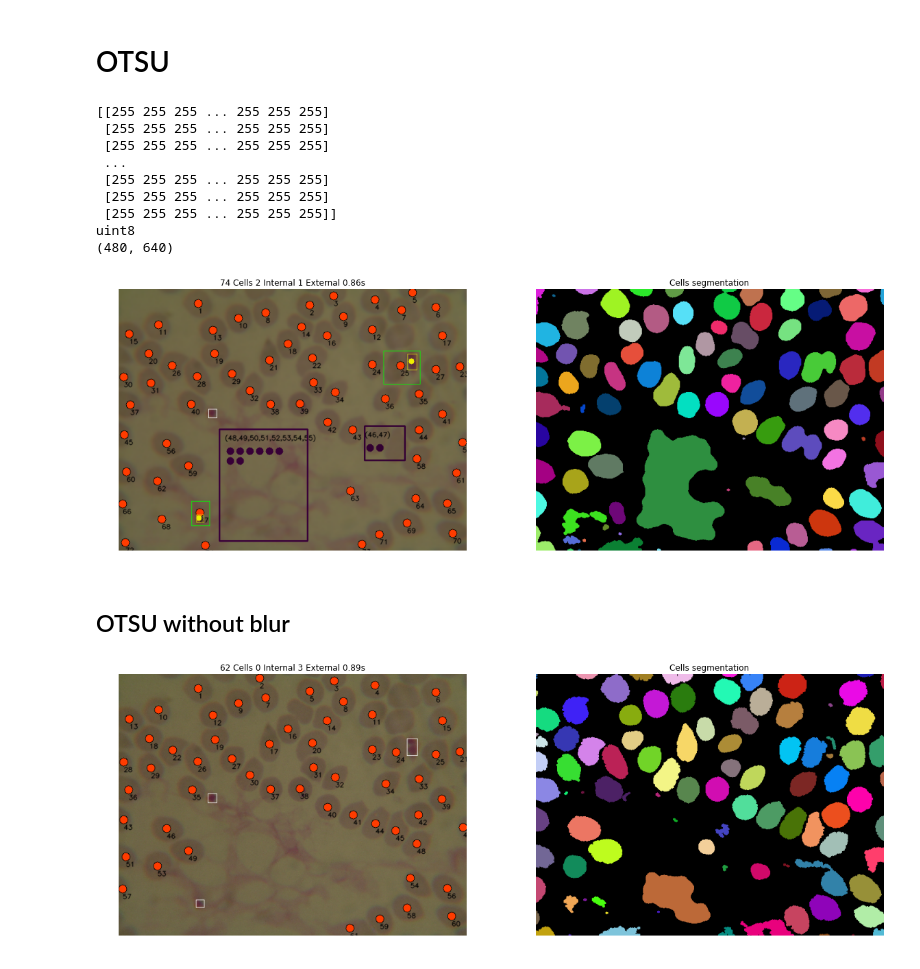
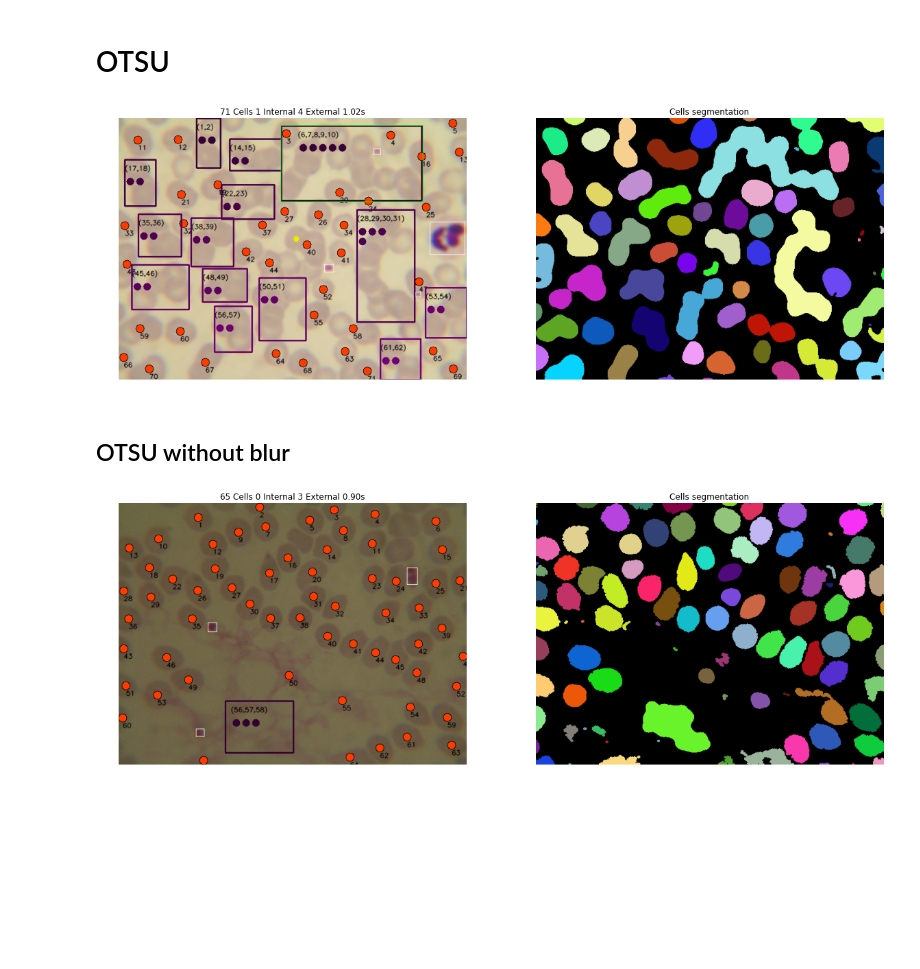
Before and after one commit to klingerkrieg/pid-course-project, a Jupyter notebook: segmentation_methods/otsu.ipynb, the cells around one changed output. Drawn from its saved outputs; the diff is of its cells as text; code cells hidden in the pictures; blank space fills up the shorter version.

```diff
--- a/segmentation_methods/otsu.ipynb
+++ b/segmentation_methods/otsu.ipynb
@@ -60,51 +60,44 @@ def otsu_method(path, validation_type, blur=True, mark_parasites=True):
     else:
         internal, external = 0,0
 
     end = time.time()
 
 
     passTime = "%.2fs" % (end-start)
 
     #save results
     save_results(path,name,cells,internal,external, passTime, img, method_ext, validation_type)
 
     return (img, cell_mask_colored), (cells, internal, external, passTime)
 
 
 if __name__ == '__main__':
     #PATH = "../PHOTOS_MALARIA_VHIR_UPC/fotos_2015_12_01/P_falciparum/Trofozoits/DSCN0083.JPG"
     #PATH = "../blood_samples/samples/blood_smear_2.JPG"
     #PATH = "../blood_samples/samples/blood_smear_1.JPG"
     #PATH = "../blood_samples/samples/blood_smear_14.JPG"
-    PATH = '../blood_samples/samples/blood_smear_3.JPG'
-    images, stats = otsu_method(PATH, UNET_VALIDATION)
+    #PATH = '../blood_samples/samples/blood_smear_3.JPG'
+    #PATH = '../blood_samples/samples/blood_smear_3.JPG'
+    PATH = '../blood_samples/samples/blood_smear_8.JPG'
+    images, stats = otsu_method(PATH, NO_VALIDATION)
     img, cell_mask = images
     cells, internal, external, passTime = stats
 
 
     fig, ax = plt.subplots(ncols=2, figsize=(20, 20))
     ax[0].imshow(img)
     ax[0].set_title("%d Cells %d Internal %d External %s" %(cells,internal,external, passTime))
     ax[1].imshow(cell_mask, cmap='gray')
     ax[1].set_title("Cells segmentation")
     plt.show()
 # %% [output]
-[[255 255 255 ... 255 255 255]
- [255 255 255 ... 255 255 255]
- [255 255 255 ... 255 255 255]
- ...
- [255 255 255 ... 255 255 255]
- [255 255 255 ... 255 255 255]
- [255 255 255 ... 255 255 255]]
-uint8
-(480, 640)
-[figure, old version]
+[figure, new version]
 # %% [markdown]
 ## OTSU without blur
 # %%
 if __name__ == '__main__':
 
-    images, stats = otsu_method(PATH, UNET_VALIDATION, blur=False)
+    images, stats = otsu_method(PATH, NO_VALIDATION, blur=False)
     img, cell_mask = images
     cells, internal, external, passTime = stats
 
@@ -115,4 +108,4 @@ if __name__ == '__main__':
     ax[1].set_title("Cells segmentation")
     plt.show()
 # %% [output]
-[figure, old version]
+[figure, new version]
```
Also changed, not shown: 35 other files.
